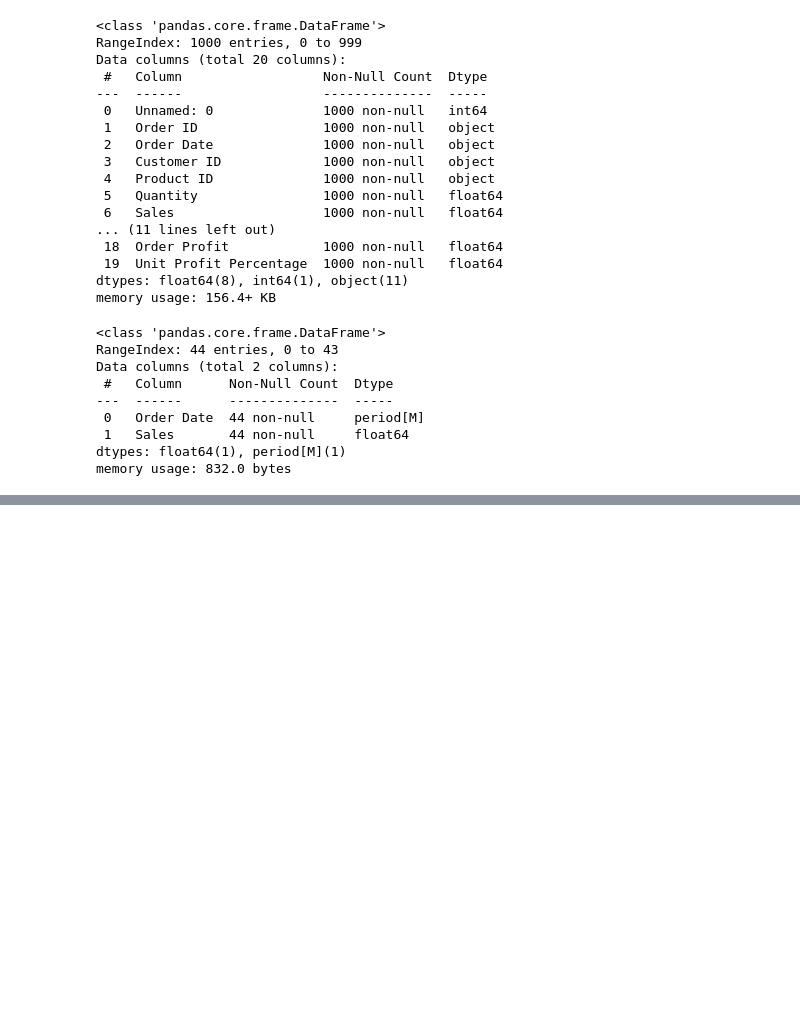
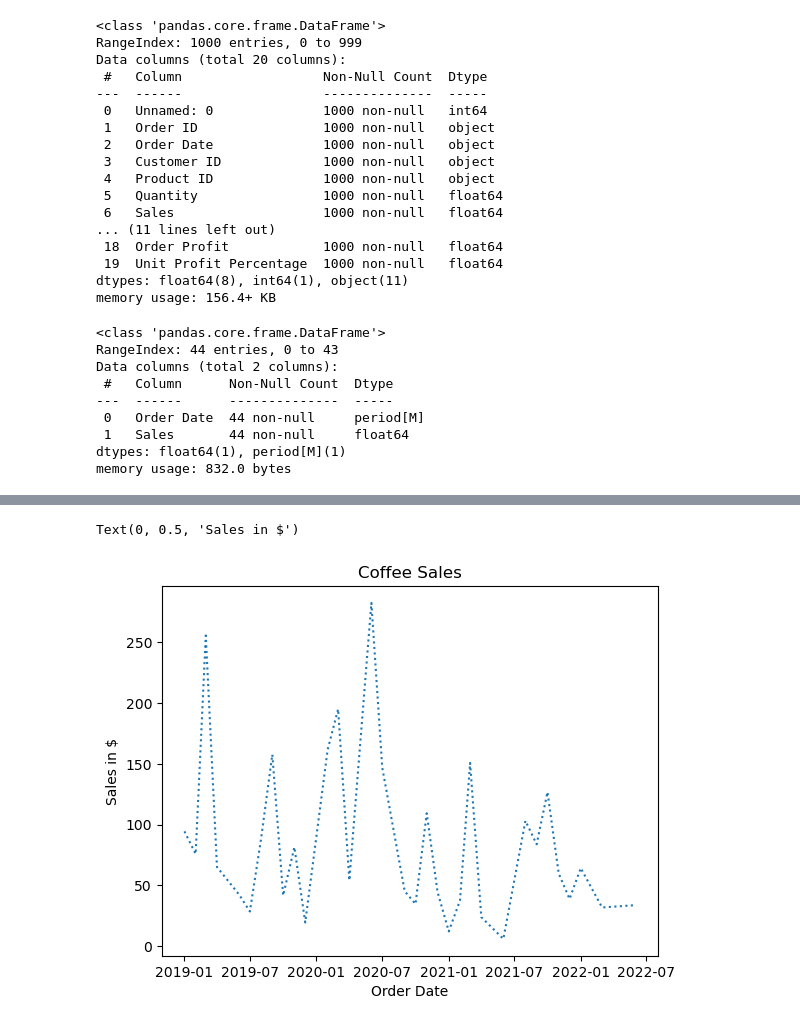
Before and after one commit to m-romanski/Coffee-Beans-Sales, a Jupyter notebook: Coffee/Untitled.ipynb, the cells around one changed output, grey strips where cells are left out. Saved outputs shown, nothing was run; the diff lists cells and outputs as text; code cells hidden in the pictures; blank space fills up the shorter version.

```diff
--- a/Coffee/Untitled.ipynb
+++ b/Coffee/Untitled.ipynb
@@ -277,0 +302,9 @@ TypeError: float() argument must be a string or a number, not 'Period'
+# %%
+plt.plot(monthly_sales_uk_df['Order Date'], monthly_sales_uk_df['Sales'], linestyle = 'dotted')
+
+plt.title('Coffee Sales')
+plt.xlabel('Order Date')
+plt.ylabel('Sales in $')
+# %% [output]
+Text(0, 0.5, 'Sales in $')
+[figure, added]
```
Also changed, not shown: parts of 14 cells of this notebook, 4 other files.
